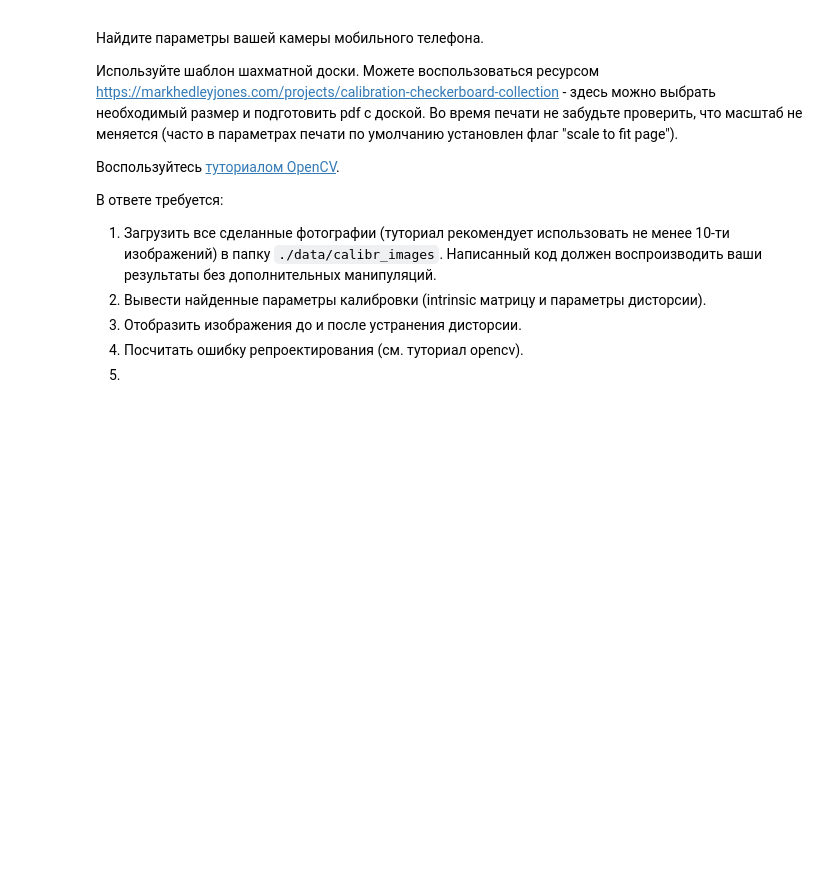
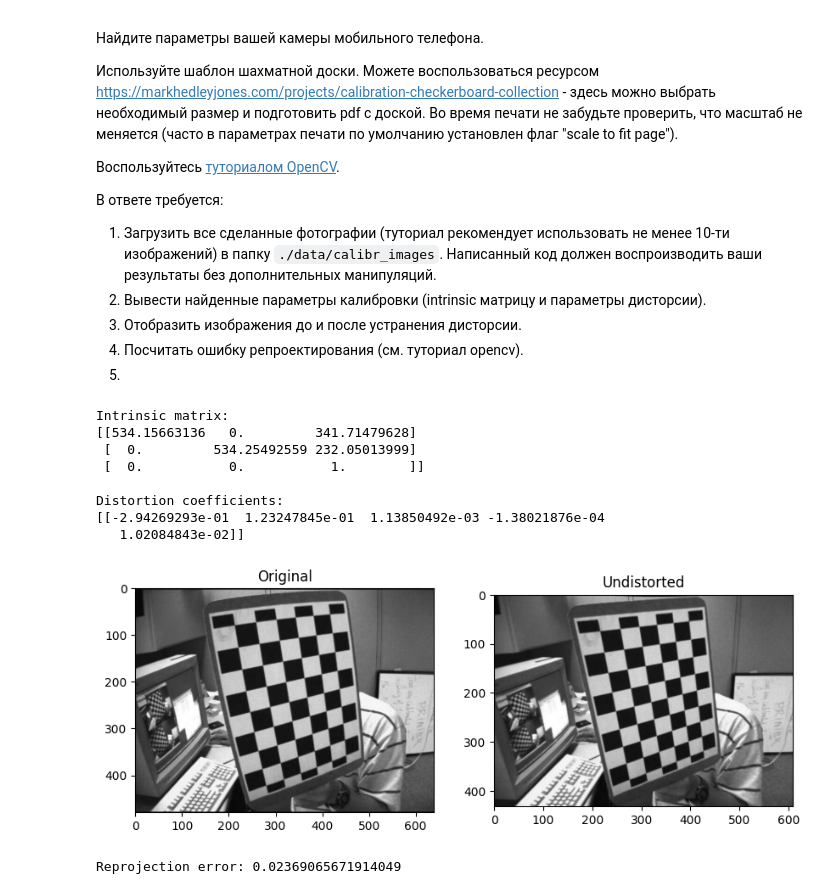
Before and after one commit to EvgeniyBiruckoff/CV_Homework, a Jupyter notebook: seminars/seminar_04/Seminar_4.ipynb, the cells around one changed output. Cells and saved outputs as stored; diff of their text form; code cells hidden in the pictures; blank space fills up the shorter version.

```diff
--- a/seminars/seminar_04/Seminar_4.ipynb
+++ b/seminars/seminar_04/Seminar_4.ipynb
@@ -1083,0 +1212,79 @@ $y_{dist} = y\frac{1+k_{1}r^{2}+k_{2}r^{4} + k_{3}r^{6}}{1+k_{4}r^{2}+k_{5}r^{4}
+# %%
+import cv2 as cv
+import numpy as np
+import glob
+import matplotlib.pyplot as plt
+
+criteria = (cv.TERM_CRITERIA_EPS + cv.TERM_CRITERIA_MAX_ITER, 30, 0.001)
+
+objp = np.zeros((7*6, 3), np.float32)
+objp[:, :2] = np.mgrid[0:7, 0:6].T.reshape(-1, 2)
+
+objpoints = []
+imgpoints = []
+
+images = glob.glob('./data/calibr_images/*.jpg')
+
+for fname in images:
+    img = cv.imread(fname)
+    gray = cv.cvtColor(img, cv.COLOR_BGR2GRAY)
+
+    ret, corners = cv.findChessboardCorners(gray, (7, 6), None)
+
+    if ret:
+        objpoints.append(objp)
+        corners2 = cv.cornerSubPix(gray, corners, (11,11), (-1,-1), criteria)
+        imgpoints.append(corners2)
+
+ret, mtx, dist, rvecs, tvecs = cv.calibrateCamera(
+    objpoints, imgpoints, gray.shape[::-1], None, None
+)
+
+print("Intrinsic matrix:")
+print(mtx)
+print("\nDistortion coefficients:")
+print(dist)
+
+img = cv.imread(images[0])
+h, w = img.shape[:2]
+
+newcameramtx, roi = cv.getOptimalNewCameraMatrix(mtx, dist, (w,h), 1, (w,h))
+
+dst = cv.undistort(img, mtx, dist, None, newcameramtx)
+
+x, y, w, h = roi
+dst = dst[y:y+h, x:x+w]
+
+plt.figure(figsize=(10,5))
+
+plt.subplot(1,2,1)
+plt.title("Original")
+plt.imshow(cv.cvtColor(img, cv.COLOR_BGR2RGB))
+
+plt.subplot(1,2,2)
+plt.title("Undistorted")
+plt.imshow(cv.cvtColor(dst, cv.COLOR_BGR2RGB))
+
+plt.show()
+
+mean_error = 0
+
+for i in range(len(objpoints)):
+    imgpoints2, _ = cv.projectPoints(
+        objpoints[i], rvecs[i], tvecs[i], mtx, dist
+    )
+    error = cv.norm(imgpoints[i], imgpoints2, cv.NORM_L2) / len(imgpoints2)
+    mean_error += error
+
+print("Reprojection error:", mean_error / len(objpoints))
+# %% [output]
+Intrinsic matrix:
+[[534.15663136   0.         341.71479628]
+ [  0.         534.25492559 232.05013999]
+ [  0.           0.           1.        ]]
+
+Distortion coefficients:
+[[-2.94269293e-01  1.23247845e-01  1.13850492e-03 -1.38021876e-04
+   1.02084843e-02]]
+[figure, added]
+Reprojection error: 0.02369065671914049
```
Also changed, not shown: parts of 24 cells of this notebook, 22 other files.
